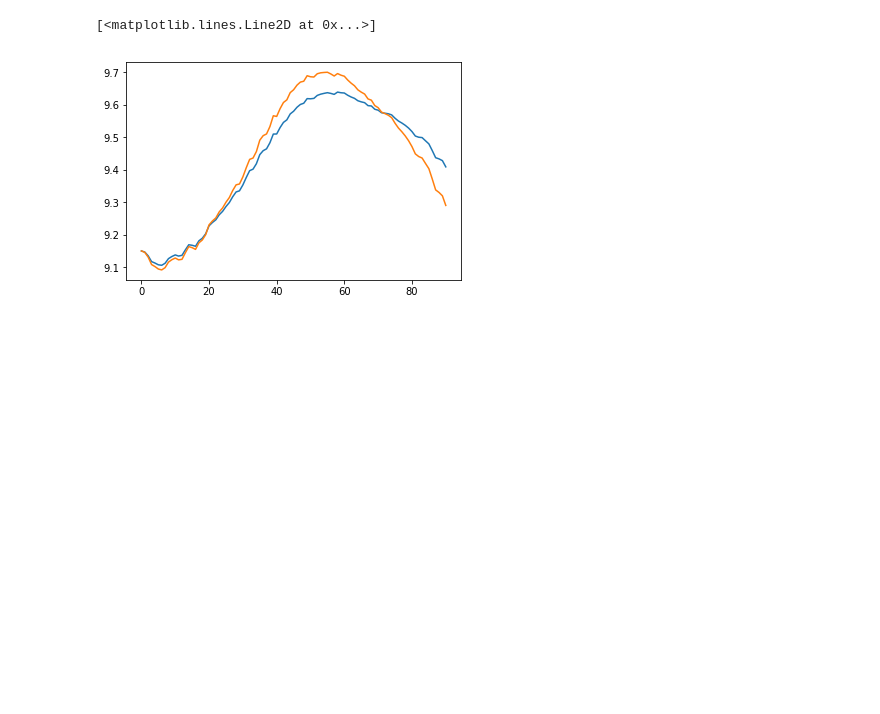
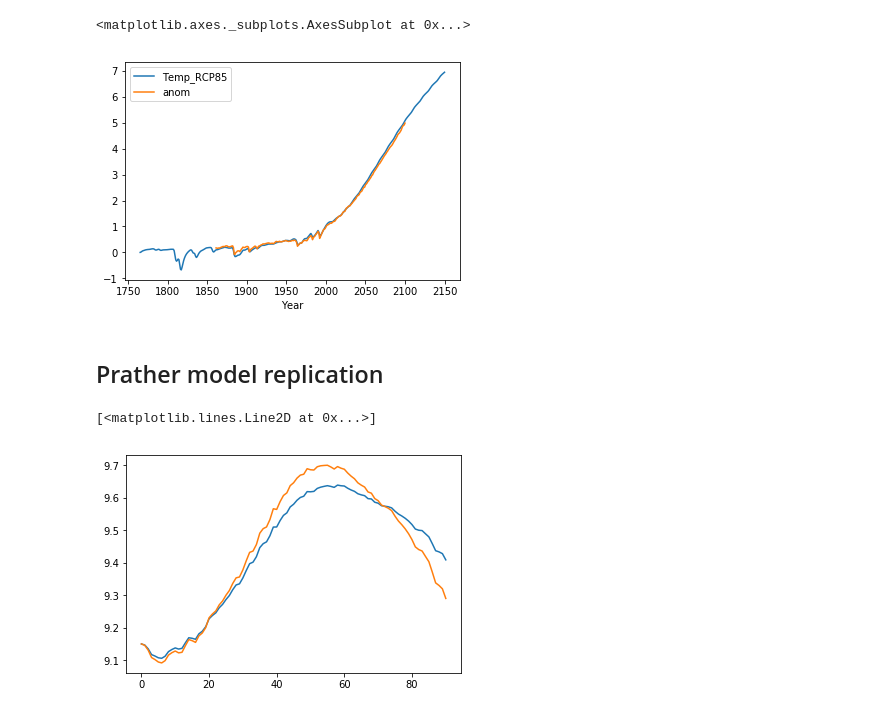
Before and after one commit to stujen/fiveEqSCM, a Jupyter notebook: 5eqSCM/Prather12 test.ipynb, the cells around one changed output. Cells and saved outputs as stored; diff of their text form; code cells hidden in the pictures; blank space fills up the shorter version.

```diff
--- a/5eqSCM/Prather12 test.ipynb
+++ b/5eqSCM/Prather12 test.ipynb
@@ -54,3 +68,16 @@ Emissions input is 2D (n_gases, n_timesteps)
+# %%
+UnFaIR_RCP85_T = pd.read_csv('./CMIP5_Prather_data/RCP85_TEMP_UnFaIR.csv').set_index(np.arange(1765,2151))
+
+
+fig,ax=plt.subplots()
+
+UnFaIR_RCP85_T.plot(ax=ax)
+(CMIP5_RCP85_tas+1.35).plot(ax=ax)
+# %% [output]
+<matplotlib.axes._subplots.AxesSubplot at 0x...>
+[figure, added]
+# %% [markdown]
+##  Prather model replication
 # %%
 ## Prather Approach
 
```
Also changed, not shown: parts of 10 cells of this notebook, 22 other files.
